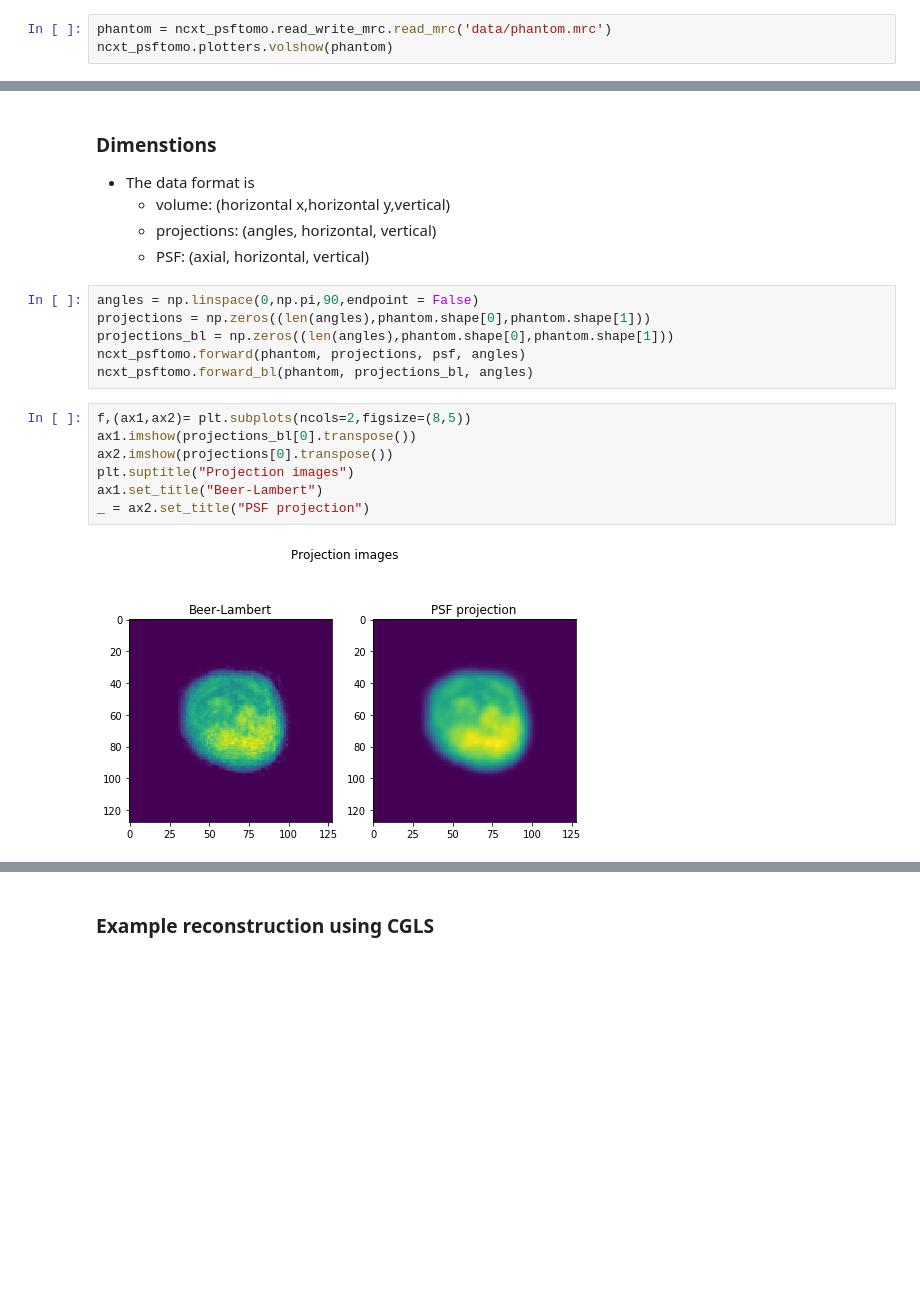
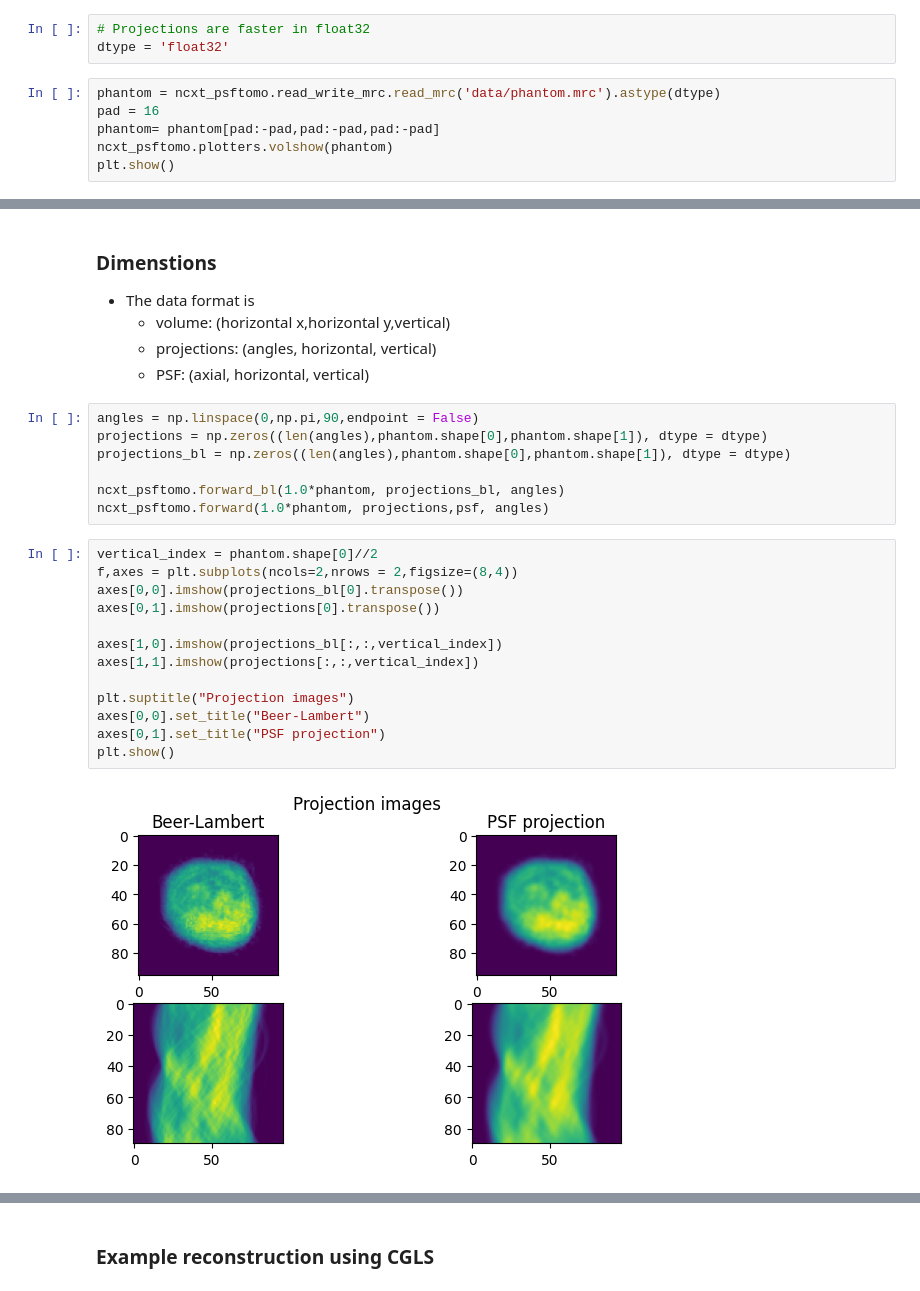
Before and after one commit to axarekma/ncxt_psftomo, a Jupyter notebook: PSF_projectors.ipynb, the cells around one changed output, grey strips where cells are left out. Drawn from its saved outputs; the diff is of its cells as text; blank space fills up the shorter version.

```diff
--- a/PSF_projectors.ipynb
+++ b/PSF_projectors.ipynb
@@ -11,5 +16,11 @@ import ncxt_psftomo
 Ekman, Axel, et al. "PSF correction in soft X-ray tomography." _Journal of structural biology_ 204.1 (2018): 9-18. https://www.sciencedirect.com/science/article/pii/S1047847718301412
+# %%
+# Projections are faster in float32
+dtype = 'float32'
 # %%
-phantom = ncxt_psftomo.read_write_mrc.read_mrc('data/phantom.mrc')
+phantom = ncxt_psftomo.read_write_mrc.read_mrc('data/phantom.mrc').astype(dtype)
+pad = 16
+phantom= phantom[pad:-pad,pad:-pad,pad:-pad]
 ncxt_psftomo.plotters.volshow(phantom)
+plt.show()
 # %% [output]
@@ -33,16 +44,23 @@ plt.imshow(ncxt_psftomo.psf_utils.psf_slice(resolution,dof,5,201))
     - PSF: (axial, horizontal, vertical)
 # %%
 angles = np.linspace(0,np.pi,90,endpoint = False)
-projections = np.zeros((len(angles),phantom.shape[0],phantom.shape[1]))
-projections_bl = np.zeros((len(angles),phantom.shape[0],phantom.shape[1]))
-ncxt_psftomo.forward(phantom, projections, psf, angles)
-ncxt_psftomo.forward_bl(phantom, projections_bl, angles)
+projections = np.zeros((len(angles),phantom.shape[0],phantom.shape[1]), dtype = dtype)
+projections_bl = np.zeros((len(angles),phantom.shape[0],phantom.shape[1]), dtype = dtype)
+
+ncxt_psftomo.forward_bl(1.0*phantom, projections_bl, angles)
+ncxt_psftomo.forward(1.0*phantom, projections,psf, angles)
 # %%
-f,(ax1,ax2)= plt.subplots(ncols=2,figsize=(8,5))
-ax1.imshow(projections_bl[0].transpose())
-ax2.imshow(projections[0].transpose())
+vertical_index = phantom.shape[0]//2
+f,axes = plt.subplots(ncols=2,nrows = 2,figsize=(8,4))
+axes[0,0].imshow(projections_bl[0].transpose())
+axes[0,1].imshow(projections[0].transpose())
+
+axes[1,0].imshow(projections_bl[:,:,vertical_index])
+axes[1,1].imshow(projections[:,:,vertical_index])
+
 plt.suptitle("Projection images")
-ax1.set_title("Beer-Lambert")
-_ = ax2.set_title("PSF projection")
+axes[0,0].set_title("Beer-Lambert")
+axes[0,1].set_title("PSF projection")
+plt.show()
 # %% [output]
-[figure, old version]
+[figure, new version]
```
Also changed, not shown: parts of 10 cells of this notebook, 22 other files.
